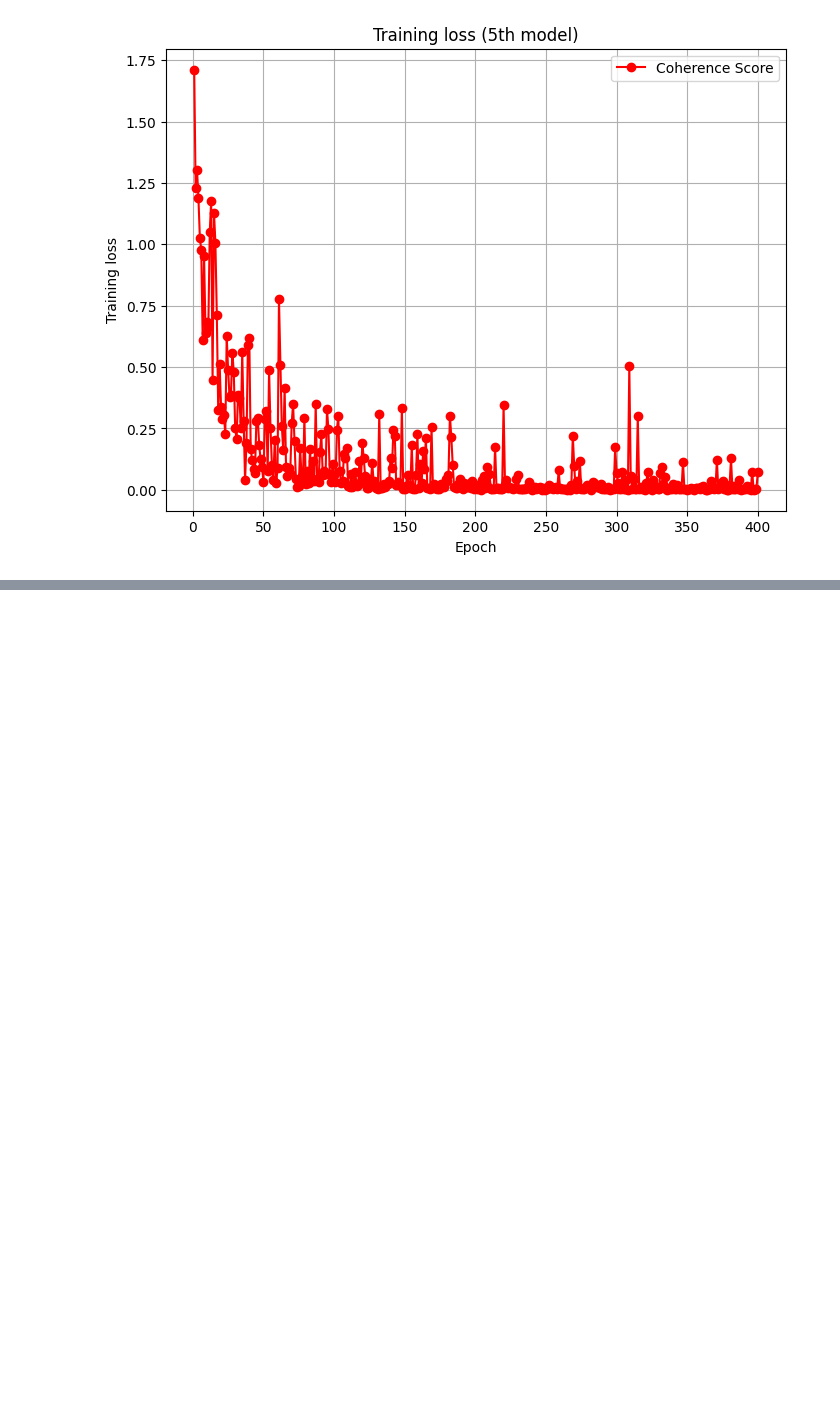
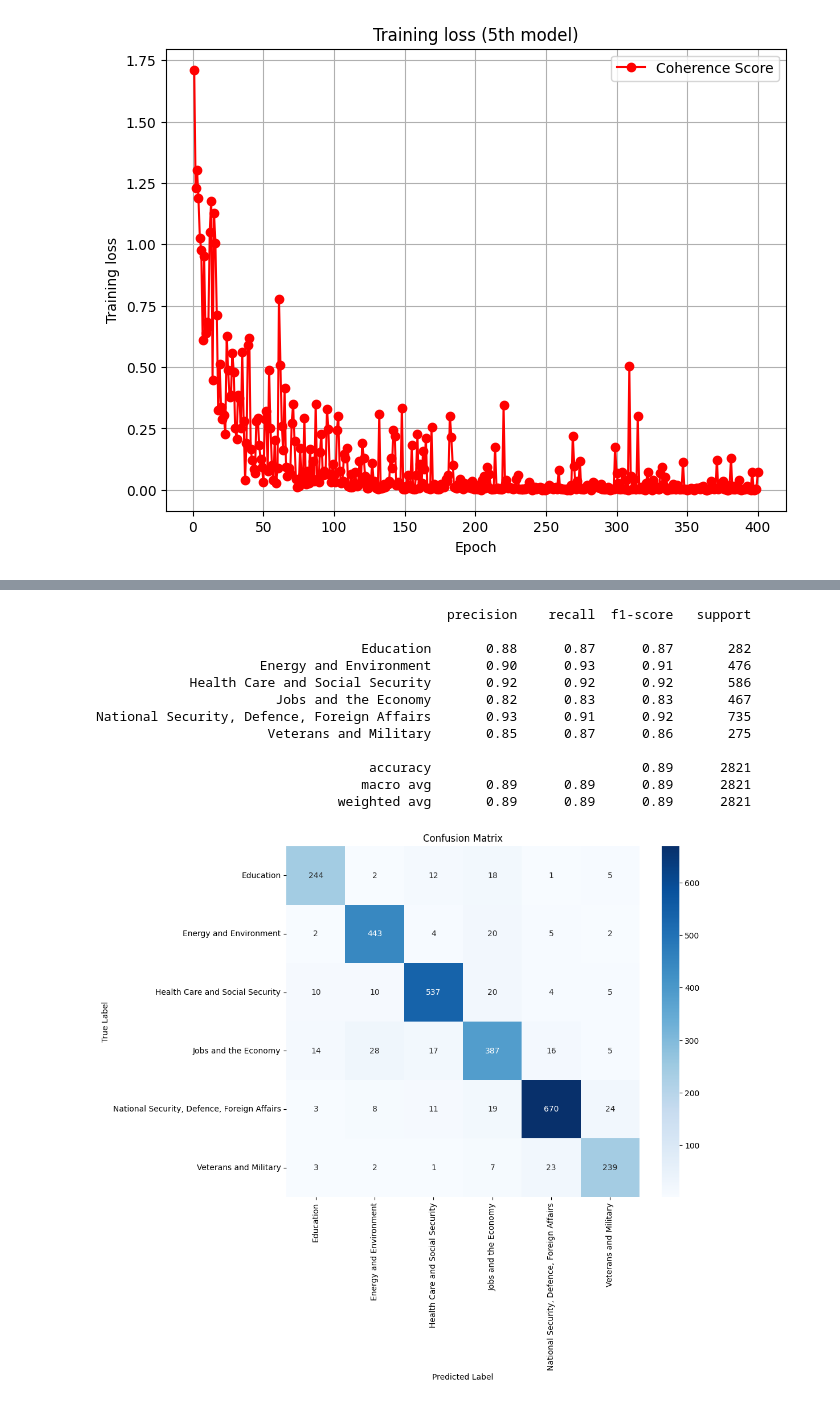
Before and after one commit to qpa-agh/usa_issues_data_mining, a Jupyter notebook: topic_classification/bert_classification.ipynb, the cells around one changed output, grey strips where cells are left out. Drawn from its saved outputs; the diff is of its cells as text; code cells hidden in the pictures; blank space fills up the shorter version.

Commit message:
topic classification on more issues

```diff
--- a/topic_classification/bert_classification.ipynb
+++ b/topic_classification/bert_classification.ipynb
@@ -151,7 +159,7 @@ def evaluate(classifier, val_loader):
 					for batch in val_loader:
 									embeddings, labels = batch
 									embeddings = embeddings.to(device)
-									labels = labels.to(device)
+									labels = labels.to(device).long()
 
 									outputs = classifier(embeddings)
 									predictions = torch.argmax(outputs, dim=-1)
@@ -533,0 +563,39 @@ plt.show()
+# %%
+class Improved3NN(nn.Module):
+    def __init__(self, input_dim, num_classes):
+        super(Improved3NN, self).__init__()
+        self.fc = nn.Sequential(
+            nn.Linear(input_dim, 256),
+            nn.ReLU(),
+            nn.Dropout(0.4),
+            nn.Linear(256, 128),
+            nn.ReLU(),
+            nn.Dropout(0.3),
+            nn.Linear(128, 64),
+            nn.ReLU(),
+            nn.Dropout(0.2),
+            nn.Linear(64, 32),
+            nn.ReLU(),
+            nn.Dropout(0.1),
+            nn.Linear(32, 16),
+            nn.ReLU(),
+            nn.Dropout(0.1),
+            nn.Linear(16, num_classes)
+        )
+
+    def forward(self, x):
+        return self.fc(x)
+
+from sklearn.utils.class_weight import compute_class_weight
+labels_tensor = torch.concat([train_labels_tensor, val_labels_tensor])
+class_weights = compute_class_weight('balanced', classes=np.unique(labels_tensor), y=labels_tensor.numpy())
+class_weights=torch.tensor(class_weights,dtype=torch.float)
+print(class_weights)
+
+model_improved6 = Improved3NN(input_dim=train_embeddings.size(1), num_classes=len(df['issue'].unique()))
+model_improved6.to(device)
+
+criterion_cros_entr_loss = nn.CrossEntropyLoss(weight=class_weights)
+optimizer_adam_im6 = torch.optim.Adam(model_improved6.parameters(), lr=1e-4, weight_decay=1e-4)
+
+losses = train(model_improved6, criterion_cros_entr_loss, optimizer_adam_im6, train_loader, 400)
@@ -533,0 +620,16 @@ plt.show()
+# %%
+evaluate(model_improved6, val_loader)
+# %% [output]
+                                             precision    recall  f1-score   support
+
+                                  Education       0.88      0.87      0.87       282
+                     Energy and Environment       0.90      0.93      0.91       476
+            Health Care and Social Security       0.92      0.92      0.92       586
+                       Jobs and the Economy       0.82      0.83      0.83       467
+National Security, Defence, Foreign Affairs       0.93      0.91      0.92       735
+                      Veterans and Military       0.85      0.87      0.86       275
+
+                                   accuracy                           0.89      2821
+                                  macro avg       0.89      0.89      0.89      2821
+                               weighted avg       0.89      0.89      0.89      2821
+[figure, added]
```
Also changed, not shown: parts of 7 cells of this notebook, 2 other files.
